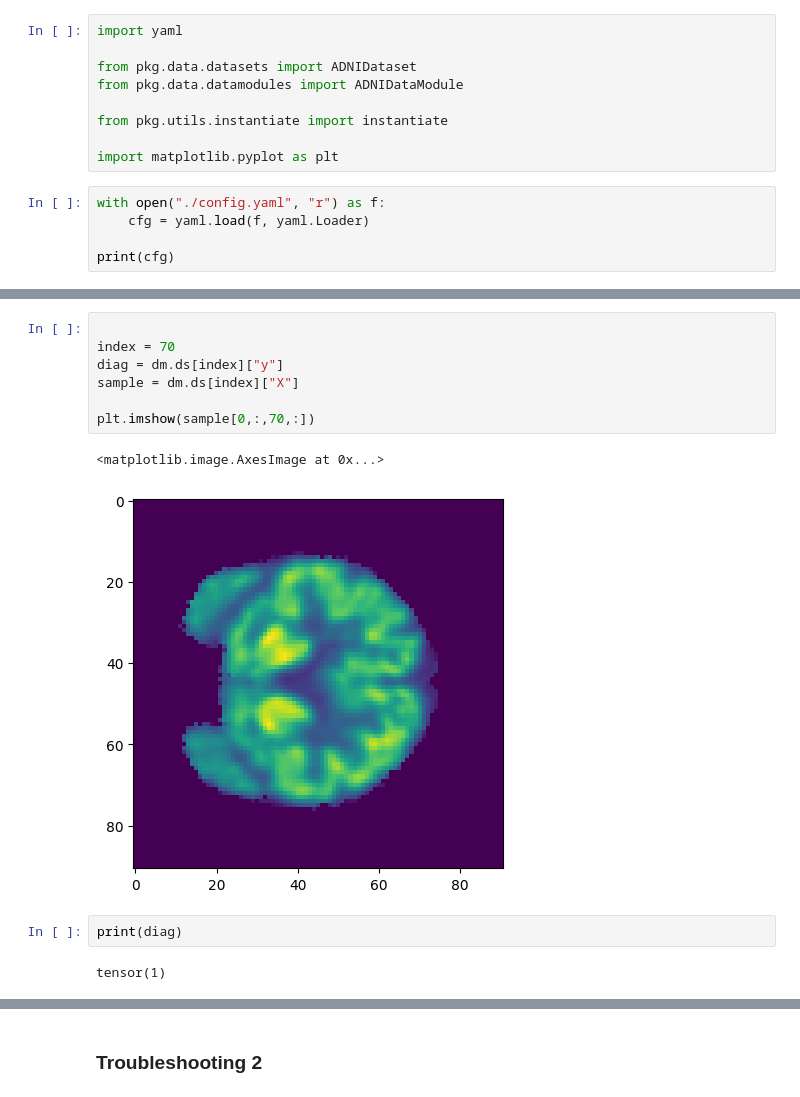
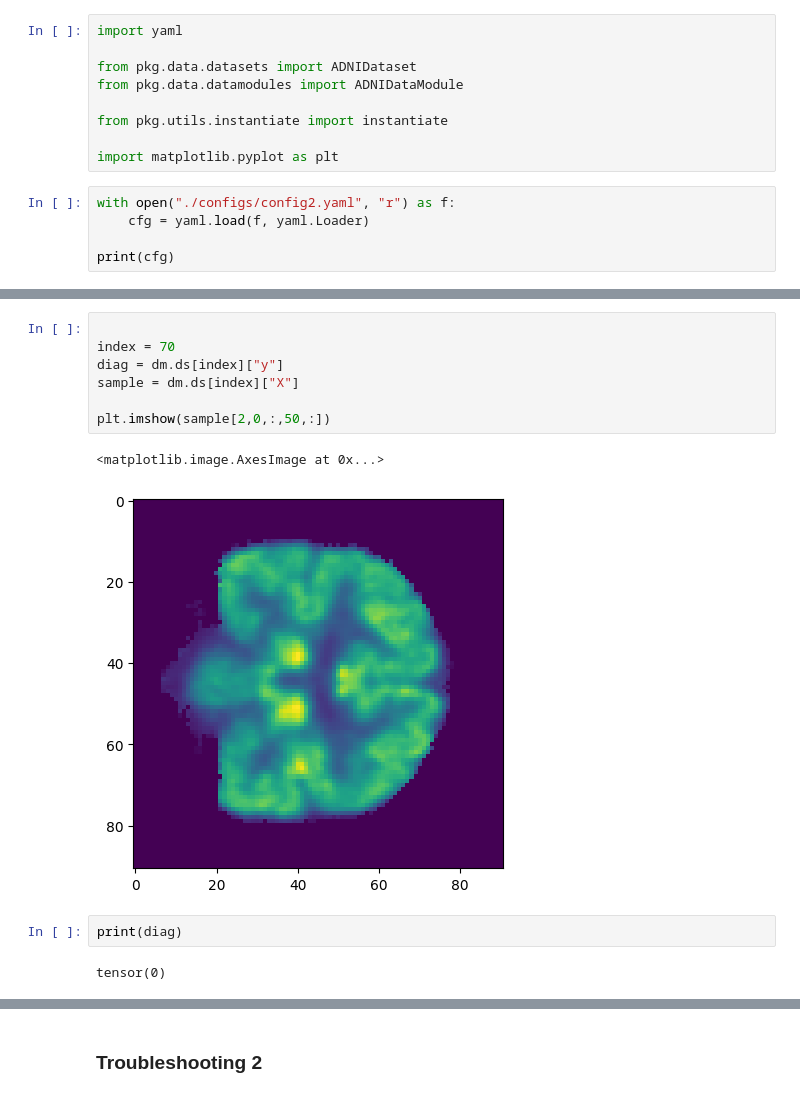
Before and after one commit to MattiaCestari/adni-mri-classification, a Jupyter notebook: test.ipynb, the cells around one changed output, grey strips where cells are left out. Saved outputs shown, nothing was run; the diff lists cells and outputs as text.

```diff
--- a/test.ipynb
+++ b/test.ipynb
@@ -107,7 +107,7 @@ from pkg.utils.instantiate import instantiate
 
 import matplotlib.pyplot as plt
 # %%
-with open("./config.yaml", "r") as f:
+with open("./configs/config2.yaml", "r") as f:
     cfg = yaml.load(f, yaml.Loader)
 
 print(cfg)
@@ -139,14 +158,14 @@ dm.ds.df_multimodal
 # %%
 
 index = 70
 diag = dm.ds[index]["y"]
 sample = dm.ds[index]["X"]
 
-plt.imshow(sample[0,:,70,:])
+plt.imshow(sample[2,0,:,50,:])
 # %% [output]
 <matplotlib.image.AxesImage at 0x...>
-[figure, old version]
+[figure, new version]
 # %%
 print(diag)
 # %% [output]
-tensor(1)
+tensor(0)
```
Also changed, not shown: parts of 12 cells of this notebook, 21 other files.
